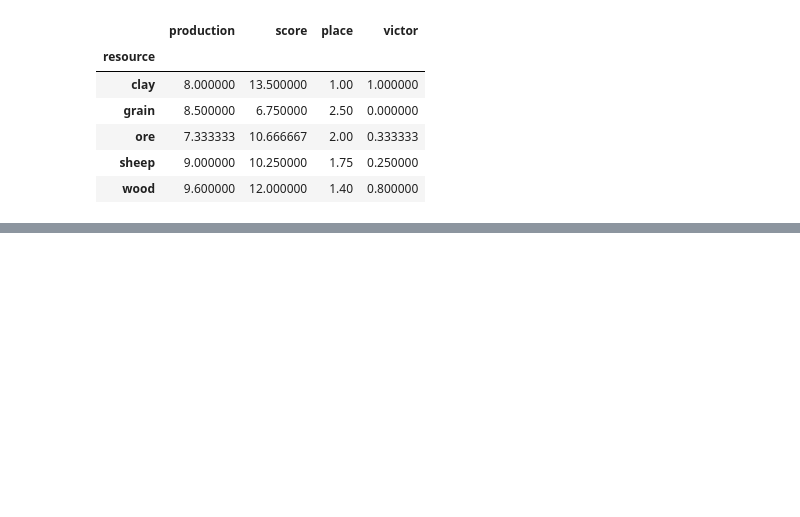
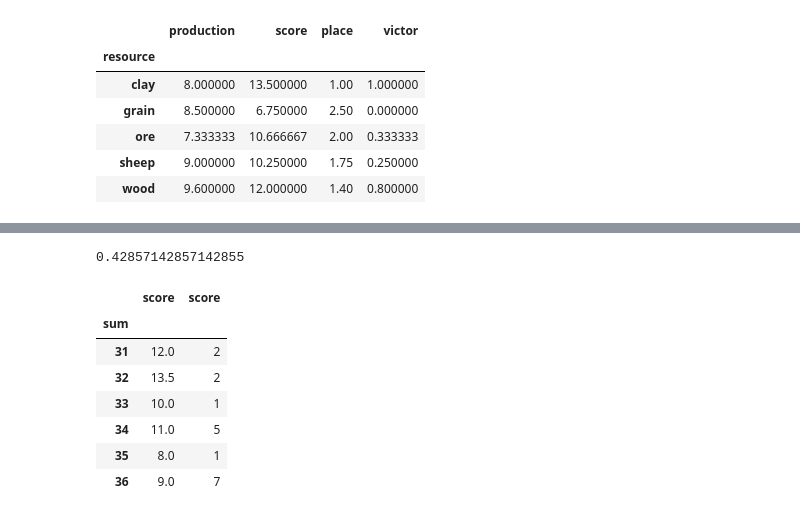
Before and after one commit to mxfuh/catan_data, a Jupyter notebook: catan_insights.ipynb, the cells around one changed output, grey strips where cells are left out. Saved outputs shown, nothing was run; the diff lists cells and outputs as text; code cells hidden in the pictures; blank space fills up the shorter version.

```diff
--- a/catan_insights.ipynb
+++ b/catan_insights.ipynb
@@ -233,0 +303,19 @@ prox_port_res.loc[prox_port_res["production"]>6].groupby("resource").agg("mean")
+# %%
+#relativ ausgeglichene rohstoffwahl: effekt auf siegquote
+df.loc[(df["std_resources"]>2) & (df["std_resources"]<3)]["victor"].mean()
+# %% [output]
+0.42857142857142855
+# %%
+#
+a = df.loc[df["advantage"] ==1].groupby("sum").agg("mean")["score"]
+b = df.loc[df["advantage"] ==1].groupby("sum").agg("count")["score"]
+pd.concat([a,b],axis = 1)
+# %% [output]
+|  | score | score |
+| sum |  |  |
+| 31 | 12.0 | 2 |
+| 32 | 13.5 | 2 |
+| 33 | 10.0 | 1 |
+| 34 | 11.0 | 5 |
+| 35 | 8.0 | 1 |
+| 36 | 9.0 | 7 |
```
Also changed, not shown: parts of 7 cells of this notebook, 1 other file.
